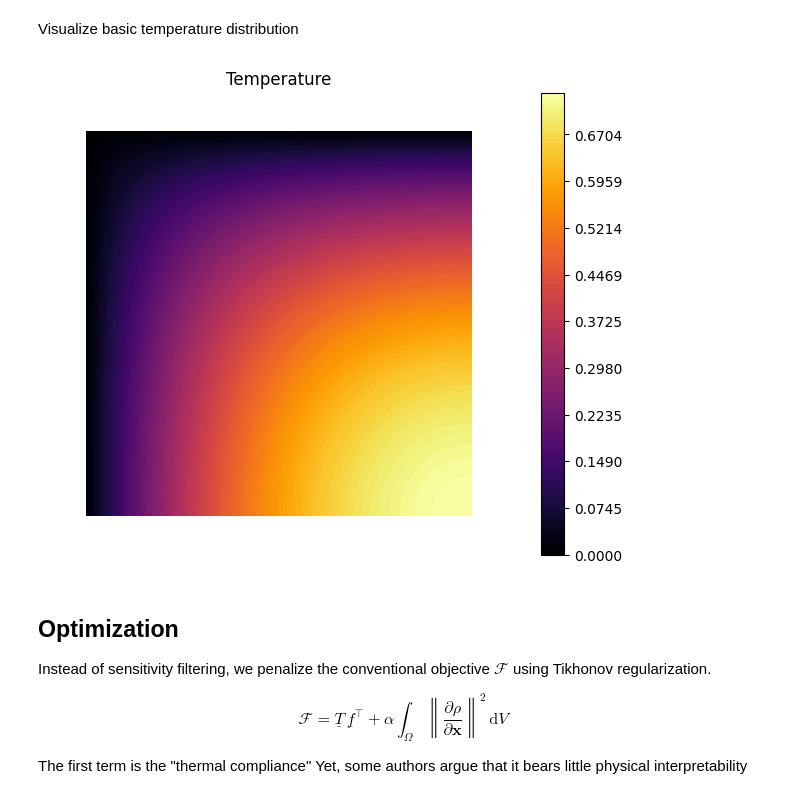
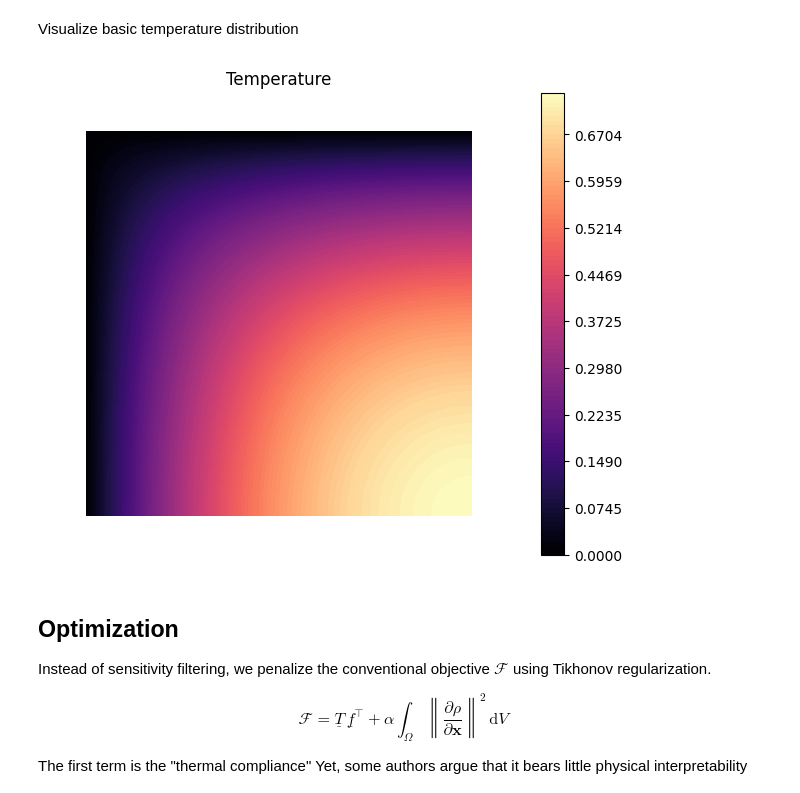
Before and after one commit to meyer-nils/torch-fem, a Jupyter notebook: examples/optimization/planar/topology_thermal_static.ipynb, the cells around one changed output. Saved outputs shown, nothing was run; the diff lists cells and outputs as text; code cells hidden in the pictures.

```diff
--- a/examples/optimization/planar/topology_thermal_static.ipynb
+++ b/examples/optimization/planar/topology_thermal_static.ipynb
@@ -47,7 +47,7 @@ Geometry and model
 # Edge length of domain
 L = 1.0
 # Number of elements per edge
-n_elements = 300
+n_elements = 200
 
 # Create mesh
 nodes, elements = rect_quad(n_elements + 1, n_elements + 1, L, L)
@@ -82,14 +82,14 @@ Visualize basic temperature distribution
 # %%
 model.plot(
     node_property=T.squeeze(),
-    cmap="inferno",
+    cmap="magma",
     linewidth=0.0,
     bcs=False,
     title="Temperature",
     colorbar=True,
 )
 # %% [output]
-[figure, old version]
+[figure, new version]
 # %% [markdown]
 ## Optimization
 
```
Also changed, not shown: parts of 5 cells of this notebook, 1 other file.
